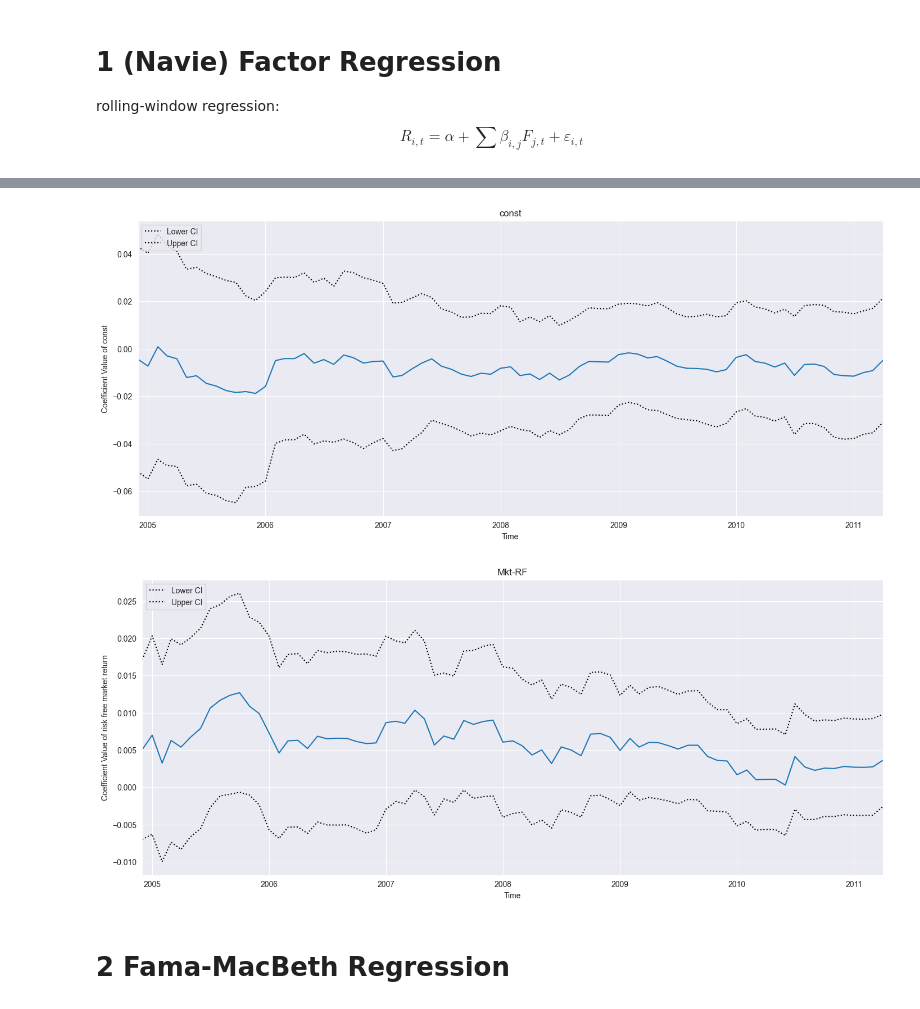
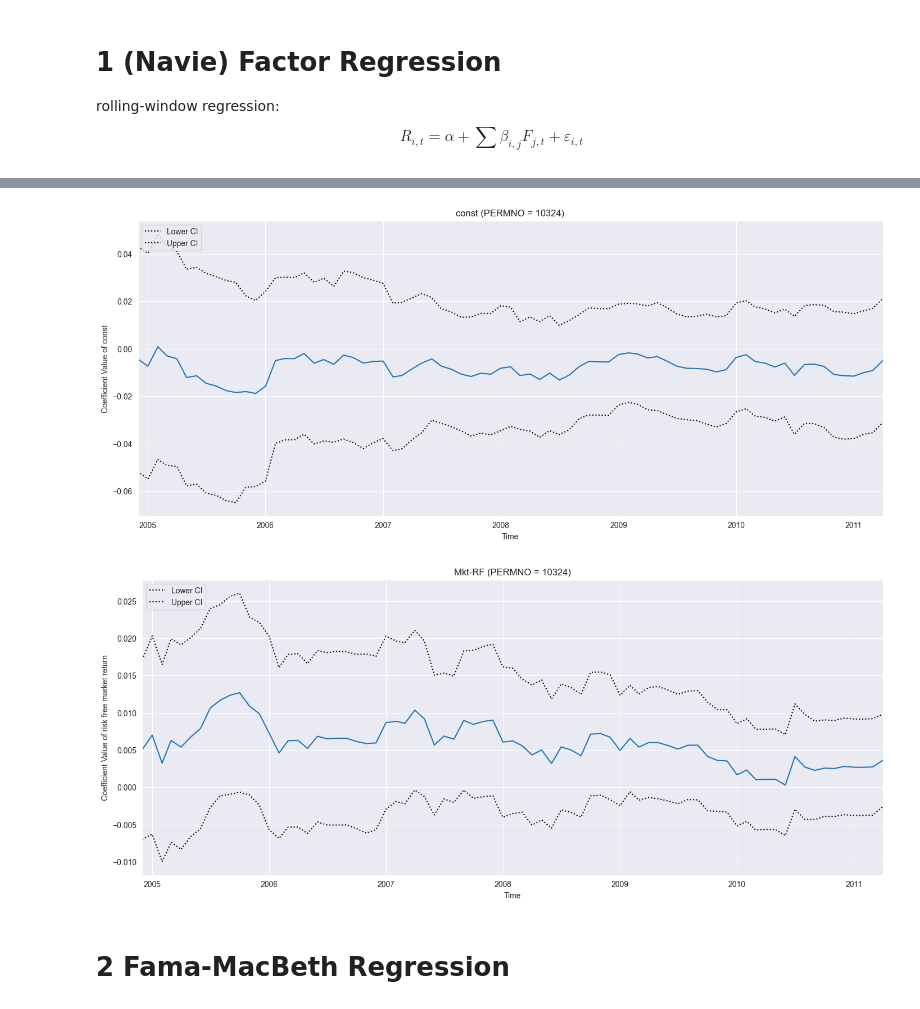
Before and after one commit to Kelvin-xing/Econ6102, a Jupyter notebook: PS1/PS1_xing.ipynb, the cells around one changed output, grey strips where cells are left out. Drawn from its saved outputs; the diff is of its cells as text; code cells hidden in the pictures.

```diff
--- a/PS1/PS1_xing.ipynb
+++ b/PS1/PS1_xing.ipynb
@@ -85,11 +86,19 @@ PS.tail()
 | 263 | 202112 | 0.060568 | 0.070741 | -0.023452 |
 # %%
 # Data preparation
-df = (CRSP.merge(FF5,on='YYYYMM')
+
+# stock return
+CRSP['date'] = pd.to_datetime(CRSP['YYYYMM'], format='%Y%m')
+ret_data = CRSP.set_index('date').drop(['YYYYMM','MthPrc'],axis=1)
+
+# factors
+factors_data = (FF5
             .merge(HXZ5, on='YYYYMM')
             .merge(PS, on='YYYYMM',how='left')
-            .drop(columns=['R_MKT','R_F','RF','MthPrc'])
+            .drop(columns=['R_MKT','R_F','RF'])
 )
-df['date'] = pd.to_datetime(df['YYYYMM'], format='%Y%m')
+factors_data['date'] = pd.to_datetime(factors_data['YYYYMM'], format='%Y%m')
+factors_data = factors_data.set_index('date').drop('YYYYMM',axis=1)
+
+# name of factors
 exog_vars = ['Mkt-RF', 'SMB', 'HML', 'RMW', 'CMA', 'R_ME', 'R_IA', 'R_ROE', 'R_EG', 'AggLiq', 'eq8', 'LIQ_V']
-df
@@ -109,0 +105,3 @@ df
+# %%
+df = ret_data.merge(factors_data,how='left',on='date')
+df
@@ -111,8 +124,14 @@ df
 # 1 (Navie) Factor Regression
 rolling-window regression:$$R_{i,t} = \alpha + \sum \beta_{i,j} F_{j,t} + \varepsilon_{i,t}$$
 # %%
+# Rolling window regression for the eligible stocks
 # Data preparation
-y = df.loc[df['PERMNO'] == 10324, ['MthRet','date']].set_index(df.loc[df['PERMNO'] == 10324, 'date'])
-exog = sm.add_constant(df.loc[df['PERMNO'] == 10324, exog_vars]).set_index(df.loc[df['PERMNO'] == 10324, 'date'])
-# Rolling window regression
+y = df.loc[df['PERMNO'] == 10324, ['MthRet']]
+exog = sm.add_constant(df.loc[df['PERMNO'] == 10324, exog_vars])
+
+# Regression
 rres = RollingOLS(y['MthRet'], exog, window=60).fit()
+
+# # parameters
+params = rres.params.copy()
+params
@@ -138,16 +153,18 @@ params
 # %%
-# # time series plot and 95% CI of const and risk free market return
+# time series plot and 95% CI of const and risk free market return
 fig = rres.plot_recursive_coefficient(variables=['const'], figsize=(14, 6))
 plt.ylabel('Coefficient Value of const')
 plt.xlabel('Time')
-fig.savefig('const_naive_coeff.png')
+plt.title('const (PERMNO = 10324)')
+fig.savefig('fig/const_naive_coeff.png')
 
 fig = rres.plot_recursive_coefficient(variables=['Mkt-RF'], figsize=(14, 6))
 plt.ylabel('Coefficient Value of risk free market return')
 plt.xlabel('Time')
-fig.savefig('mktrf_naive_coeff.png')
+plt.title('Mkt-RF (PERMNO = 10324)')
+fig.savefig('fig/mktrf_naive_coeff.png')
 # %% [output]
-[figure, old version]
+[figure, new version]
-[figure, old version]
+[figure, new version]
 # %% [markdown]
 # 2 Fama-MacBeth Regression
```
Also changed, not shown: parts of 19 cells of this notebook, 3 other files.
